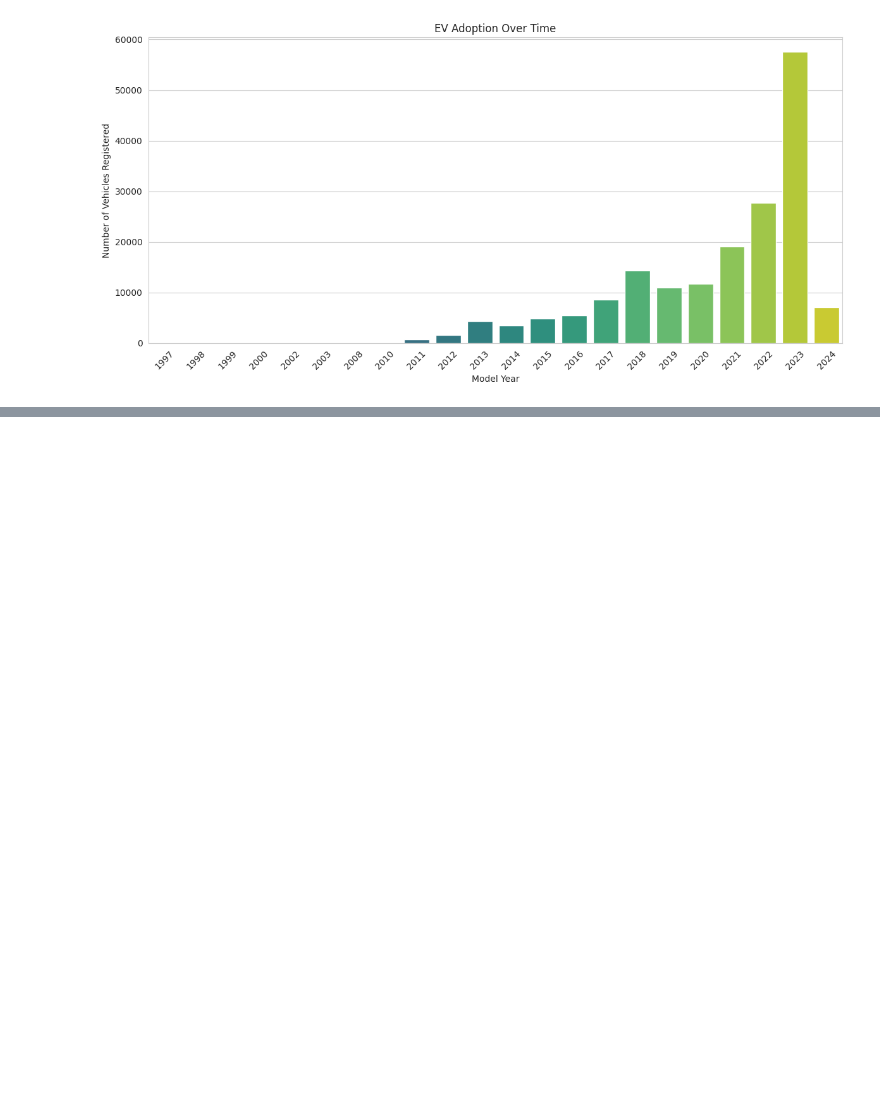
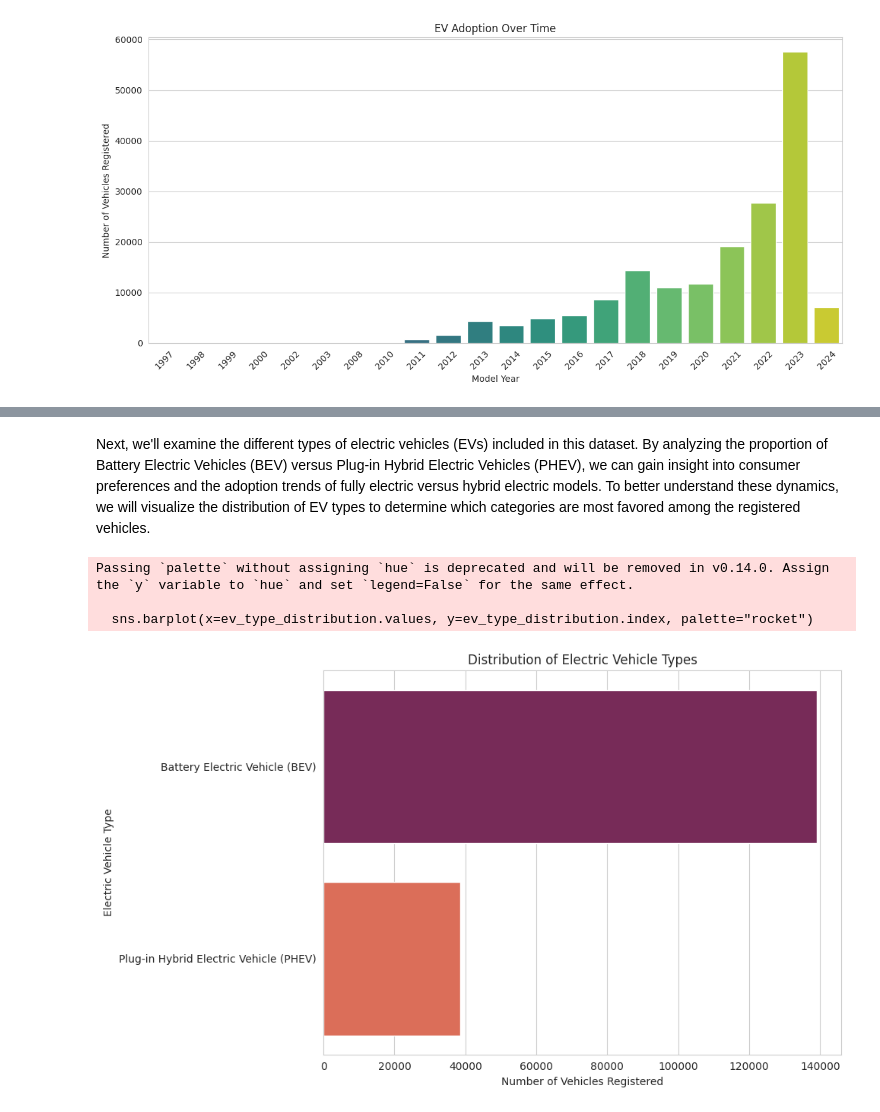
Before and after one commit to Sudhanshud98/EV_Data_Analysis_Project, a Jupyter notebook: EV_Data_Analysis.ipynb, the cells around one changed output, grey strips where cells are left out. Cells and saved outputs as stored; diff of their text form; code cells hidden in the pictures; blank space fills up the shorter version.

```diff
--- a/EV_Data_Analysis.ipynb
+++ b/EV_Data_Analysis.ipynb
@@ -88,0 +125,18 @@ Passing `palette` without assigning `hue` is deprecated and will be removed in v
+# %% [markdown]
+Next, we'll examine the different types of electric vehicles (EVs) included in this dataset. By analyzing the proportion of Battery Electric Vehicles (BEV) versus Plug-in Hybrid Electric Vehicles (PHEV), we can gain insight into consumer preferences and the adoption trends of fully electric versus hybrid electric models. To better understand these dynamics, we will visualize the distribution of EV types to determine which categories are most favored among the registered vehicles.
+# %%
+# analyzing the distribution of electric vehicle Types
+ev_type_distribution = df['Electric Vehicle Type'].value_counts()
+
+plt.figure(figsize=(10, 6))
+sns.barplot(x=ev_type_distribution.values, y=ev_type_distribution.index, palette="rocket")
+plt.title('Distribution of Electric Vehicle Types')
+plt.xlabel('Number of Vehicles Registered')
+plt.ylabel('Electric Vehicle Type')
+plt.tight_layout()
+plt.show()
+# %% [output]
+Passing `palette` without assigning `hue` is deprecated and will be removed in v0.14.0. Assign the `y` variable to `hue` and set `legend=False` for the same effect.
+
+  sns.barplot(x=ev_type_distribution.values, y=ev_type_distribution.index, palette="rocket")
+[figure, added]
```
Also changed, not shown: parts of 27 cells of this notebook.
